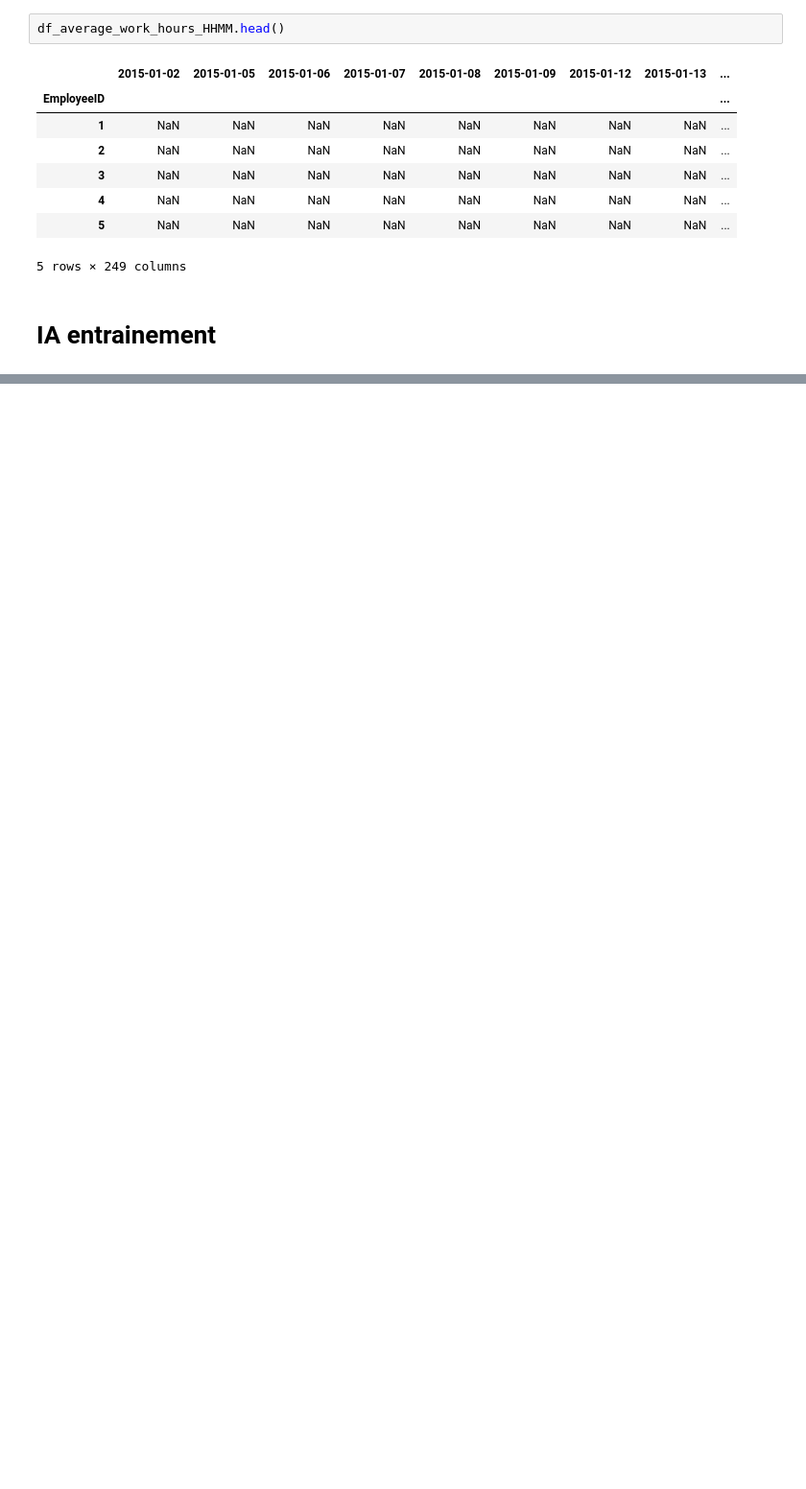
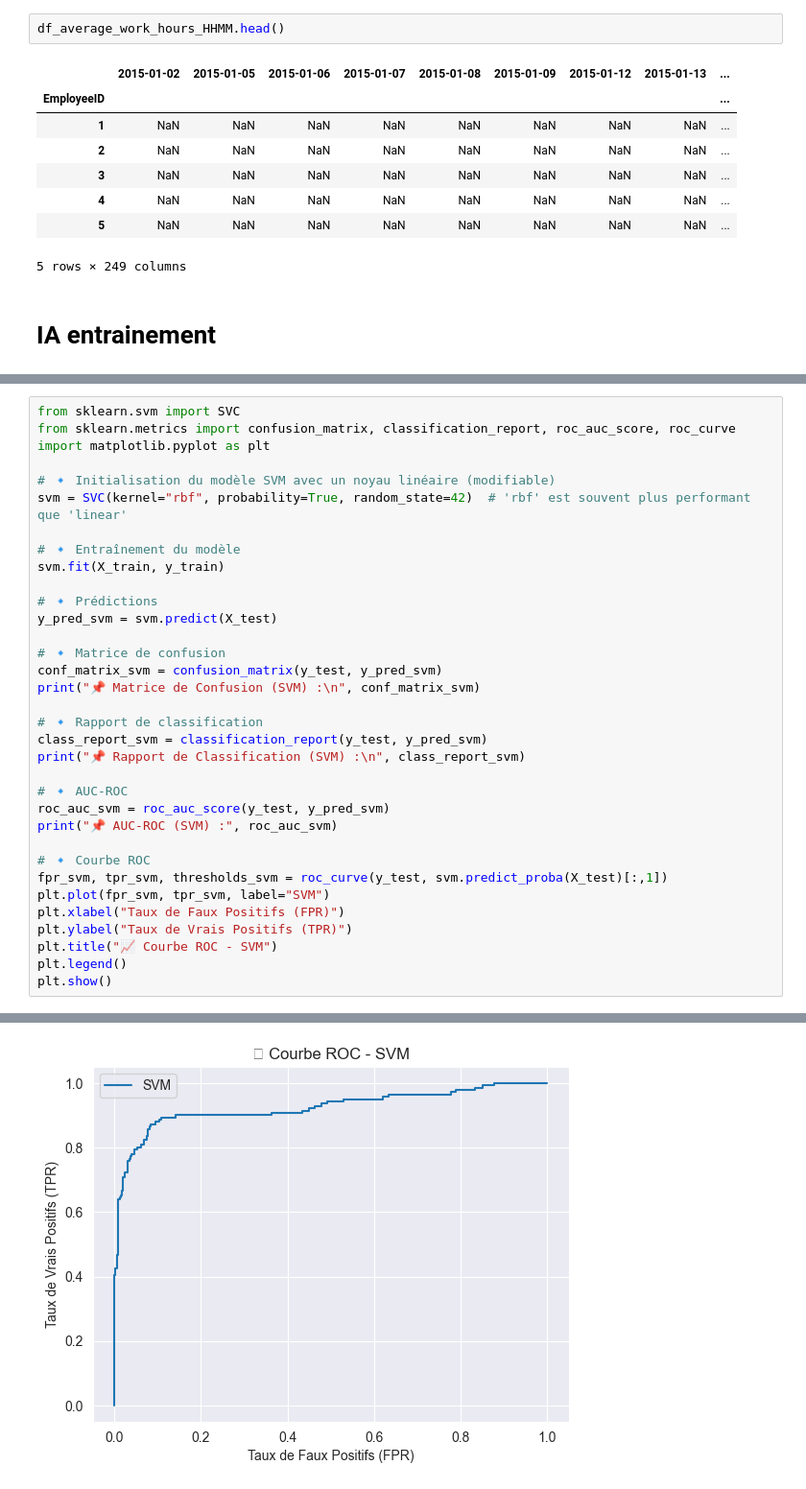
Before and after one commit to R-Florent/Bloc-Intelligence-Artificielle-CESI, a Jupyter notebook: Projet.ipynb, the cells around one changed output, grey strips where cells are left out. Shown at 96% size. Drawn from its saved outputs; the diff is of its cells as text; blank space fills up the shorter version.

```diff
--- a/Projet.ipynb
+++ b/Projet.ipynb
@@ -466,0 +605,35 @@ df_merge = pd.merge(data_employer)
+# %%
+from sklearn.svm import SVC
+from sklearn.metrics import confusion_matrix, classification_report, roc_auc_score, roc_curve
+import matplotlib.pyplot as plt
+
+# 🔹 Initialisation du modèle SVM avec un noyau linéaire (modifiable)
+svm = SVC(kernel="rbf", probability=True, random_state=42)  # 'rbf' est souvent plus performant que 'linear'
+
+# 🔹 Entraînement du modèle
+svm.fit(X_train, y_train)
+
+# 🔹 Prédictions
+y_pred_svm = svm.predict(X_test)
+
+# 🔹 Matrice de confusion
+conf_matrix_svm = confusion_matrix(y_test, y_pred_svm)
+print("📌 Matrice de Confusion (SVM) :\n", conf_matrix_svm)
+
+# 🔹 Rapport de classification
+class_report_svm = classification_report(y_test, y_pred_svm)
+print("📌 Rapport de Classification (SVM) :\n", class_report_svm)
+
+# 🔹 AUC-ROC
+roc_auc_svm = roc_auc_score(y_test, y_pred_svm)
+print("📌 AUC-ROC (SVM) :", roc_auc_svm)
+
+# 🔹 Courbe ROC
+fpr_svm, tpr_svm, thresholds_svm = roc_curve(y_test, svm.predict_proba(X_test)[:,1])
+plt.plot(fpr_svm, tpr_svm, label="SVM")
+plt.xlabel("Taux de Faux Positifs (FPR)")
+plt.ylabel("Taux de Vrais Positifs (TPR)")
+plt.title("📈 Courbe ROC - SVM")
+plt.legend()
+plt.show()
+# %% [output]
@@ -466,0 +654 @@ df_merge = pd.merge(data_employer)
+[figure, added]
```
Also changed, not shown: parts of 19 cells of this notebook, 1 other file.
